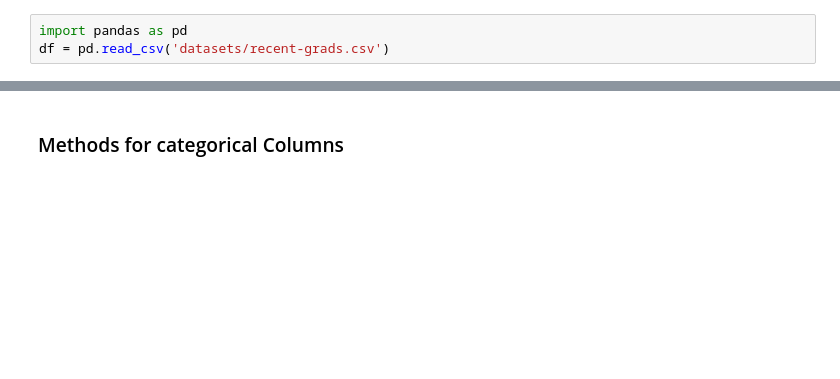
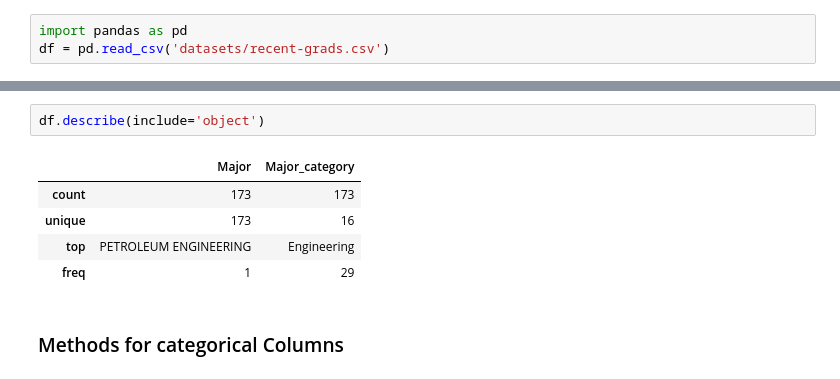
Before and after one commit to ehtisham-sadiq/AI-Learning-Path, a Jupyter notebook: 02_Python_Libraries_for_Data_Science/02_Introduction_to_Pandas.ipynb, the cells around one changed output, grey strips where cells are left out. Cells and saved outputs as stored; diff of their text form; blank space fills up the shorter version.

```diff
--- a/02_Python_Libraries_for_Data_Science/02_Introduction_to_Pandas.ipynb
+++ b/02_Python_Libraries_for_Data_Science/02_Introduction_to_Pandas.ipynb
@@ -185,3 +295,11 @@ df.tail()
+# %%
+df.describe(include='object')
+# %% [output]
+|  | Major | Major_category |
+| count | 173 | 173 |
+| unique | 173 | 16 |
+| top | PETROLEUM ENGINEERING | Engineering |
+| freq | 1 | 29 |
 # %% [markdown]
 ### Methods for categorical Columns
 # %%
```
Also changed, not shown: parts of 59 cells of this notebook, 3 other files.
